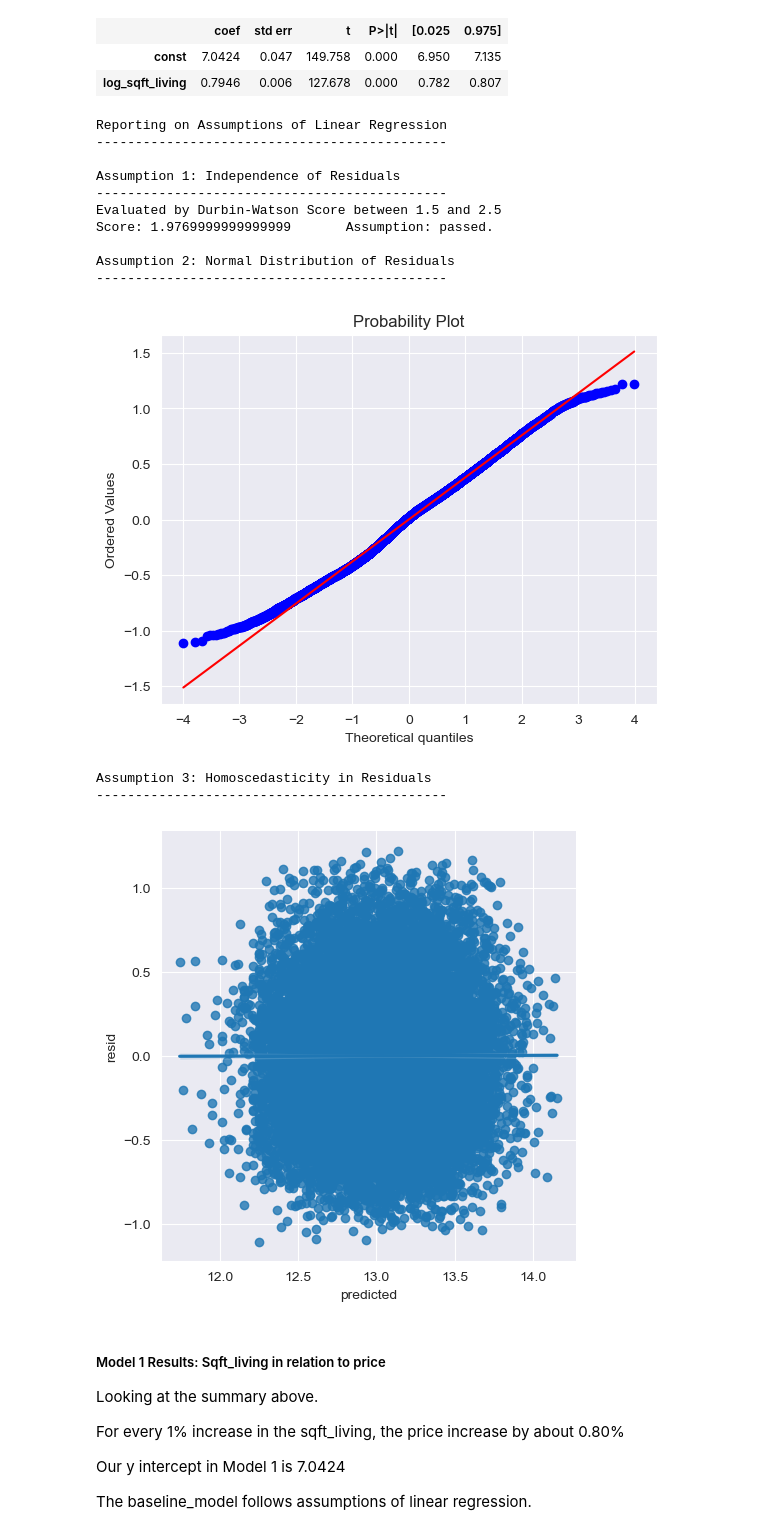
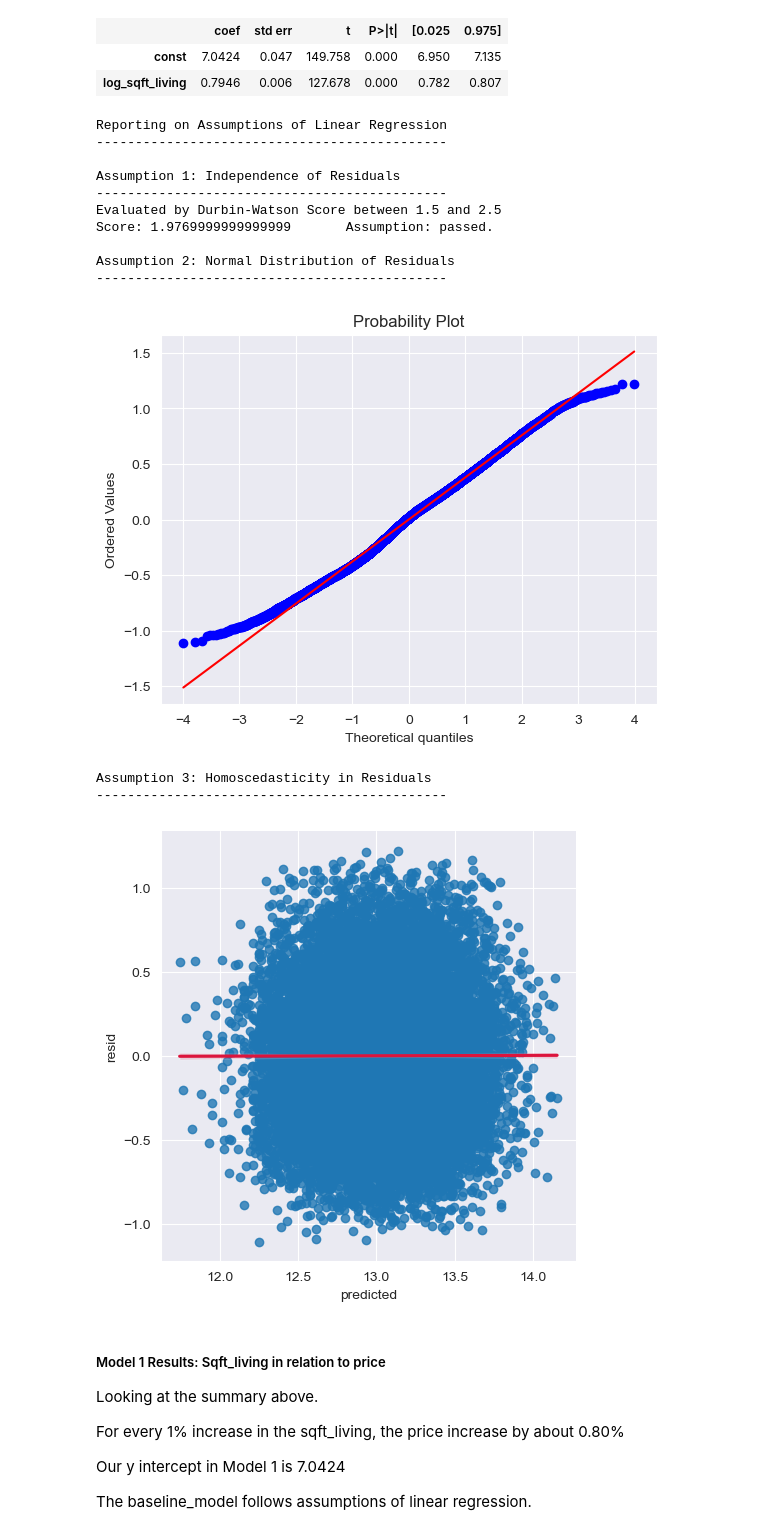
Before and after one commit to kafura0/House_Price_Prediction_KingCounty, a Jupyter notebook: student.ipynb, the cells around one changed output. Drawn from its saved outputs; the diff is of its cells as text; code cells hidden in the pictures.

```diff
--- a/student.ipynb
+++ b/student.ipynb
@@ -811,38 +808,39 @@ def assumptions(model):
 
     print('Reporting on Assumptions of Linear Regression')
     print('---------------------------------------------', '\n')
+
     print('Assumption 1: Independence of Residuals')
     print('---------------------------------------------')
     print('Evaluated by Durbin-Watson Score between 1.5 and 2.5')
     print(f'Score: {durbin_watson}\tAssumption: {dw_passes}.', '\n')
 
     print('Assumption 2: Normal Distribution of Residuals')
     print('---------------------------------------------')
     from scipy import stats
     stats.probplot(model.resid, dist='norm', plot=plt)
     plt.show()
     print('Assumption 3: Homoscedasticity in Residuals')
     print('---------------------------------------------')
-    sns.lmplot(data=testing_df, x='predicted', y='resid')
+    sns.lmplot(data=testing_df, x='predicted', y='resid', line_kws={'color': 'crimson'})
     plt.show();
 
 
 assumptions(baseline_model)
 # %% [output]
 Reporting on Assumptions of Linear Regression
 ---------------------------------------------
 
 Assumption 1: Independence of Residuals
 ---------------------------------------------
 Evaluated by Durbin-Watson Score between 1.5 and 2.5
 Score: 1.9769999999999999       Assumption: passed.
 
 Assumption 2: Normal Distribution of Residuals
 ---------------------------------------------
 [figure]
 Assumption 3: Homoscedasticity in Residuals
 ---------------------------------------------
-[figure, old version]
+[figure, new version]
 # %% [markdown]
 ##### Model 1 Results: Sqft_living in relation to price
 Looking at the summary above.
```
Also changed, not shown: parts of 32 cells of this notebook.
